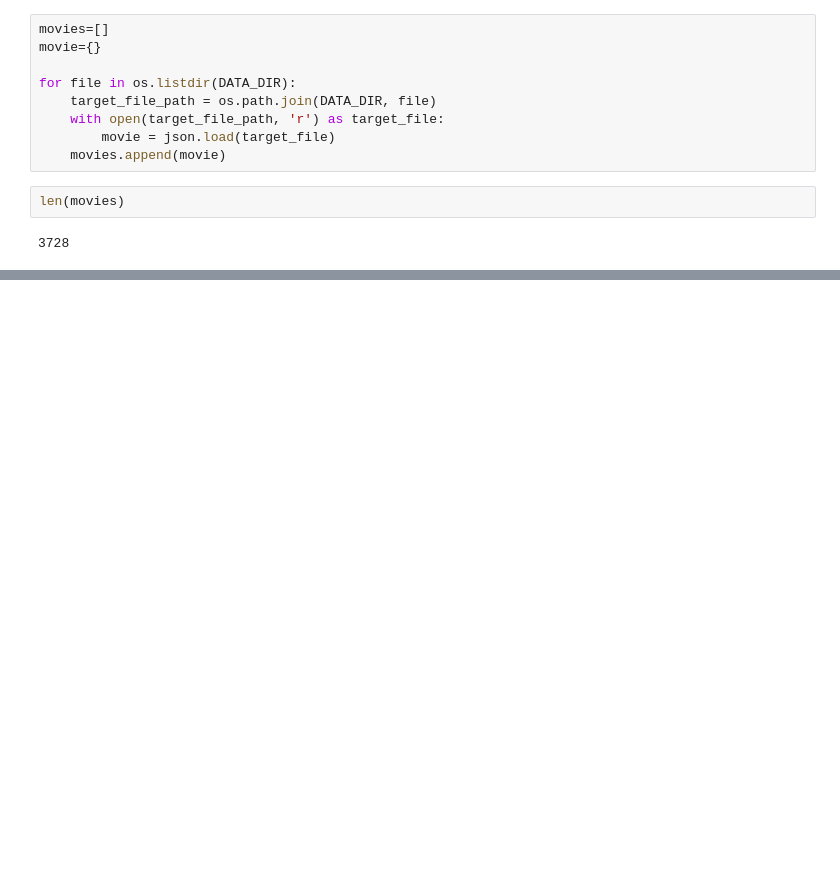
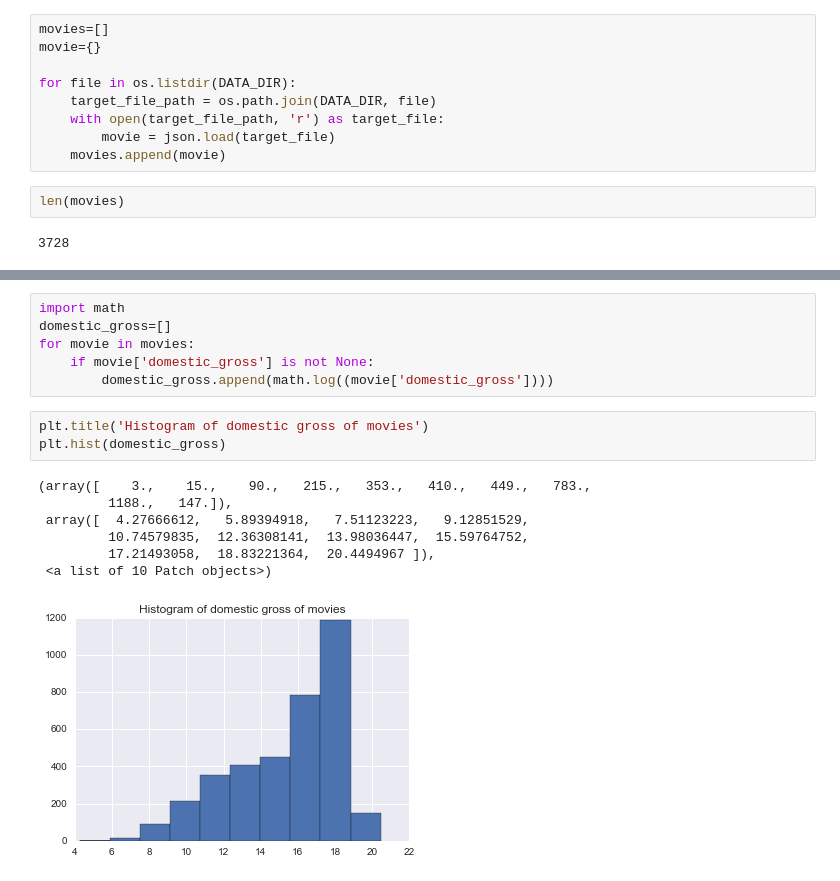
Before and after one commit to TejjeT/DataScienceProject2, a Jupyter notebook: project_1/EDA_AND_REG.ipynb, the cells around one changed output, grey strips where cells are left out. Drawn from its saved outputs; the diff is of its cells as text; blank space fills up the shorter version.

```diff
--- a/project_1/EDA_AND_REG.ipynb
+++ b/project_1/EDA_AND_REG.ipynb
@@ -35,0 +69,17 @@ pprint(movie)
+# %%
+import math
+domestic_gross=[]
+for movie in movies:
+    if movie['domestic_gross'] is not None:
+        domestic_gross.append(math.log((movie['domestic_gross'])))
+# %%
+plt.title('Histogram of domestic gross of movies')
+plt.hist(domestic_gross)
+# %% [output]
+(array([    3.,    15.,    90.,   215.,   353.,   410.,   449.,   783.,
+         1188.,   147.]),
+ array([  4.27666612,   5.89394918,   7.51123223,   9.12851529,
+         10.74579835,  12.36308141,  13.98036447,  15.59764752,
+         17.21493058,  18.83221364,  20.4494967 ]),
+ <a list of 10 Patch objects>)
+[figure, added]
```
Also changed, not shown: parts of 17 cells of this notebook, 1 other file.
